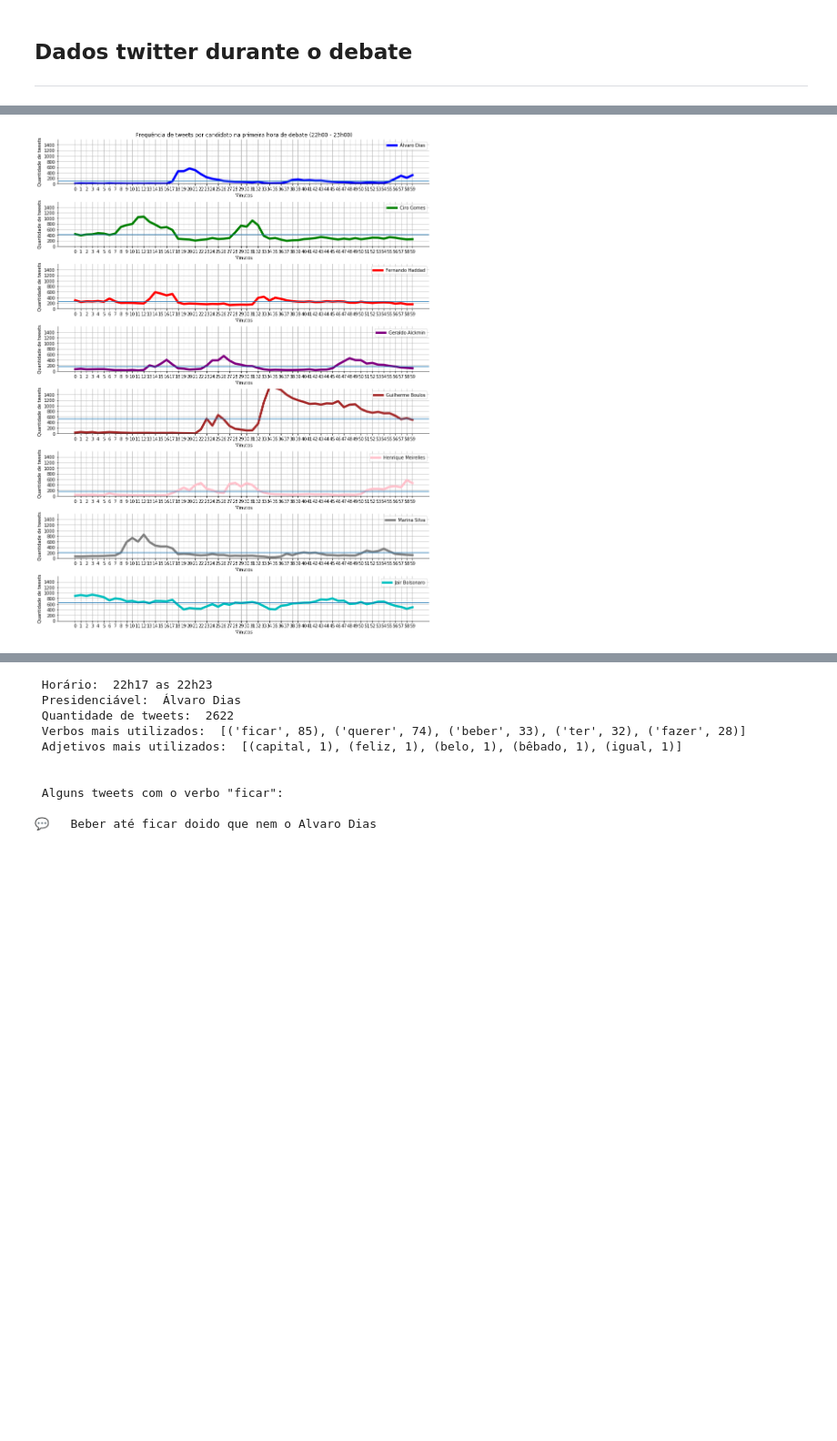
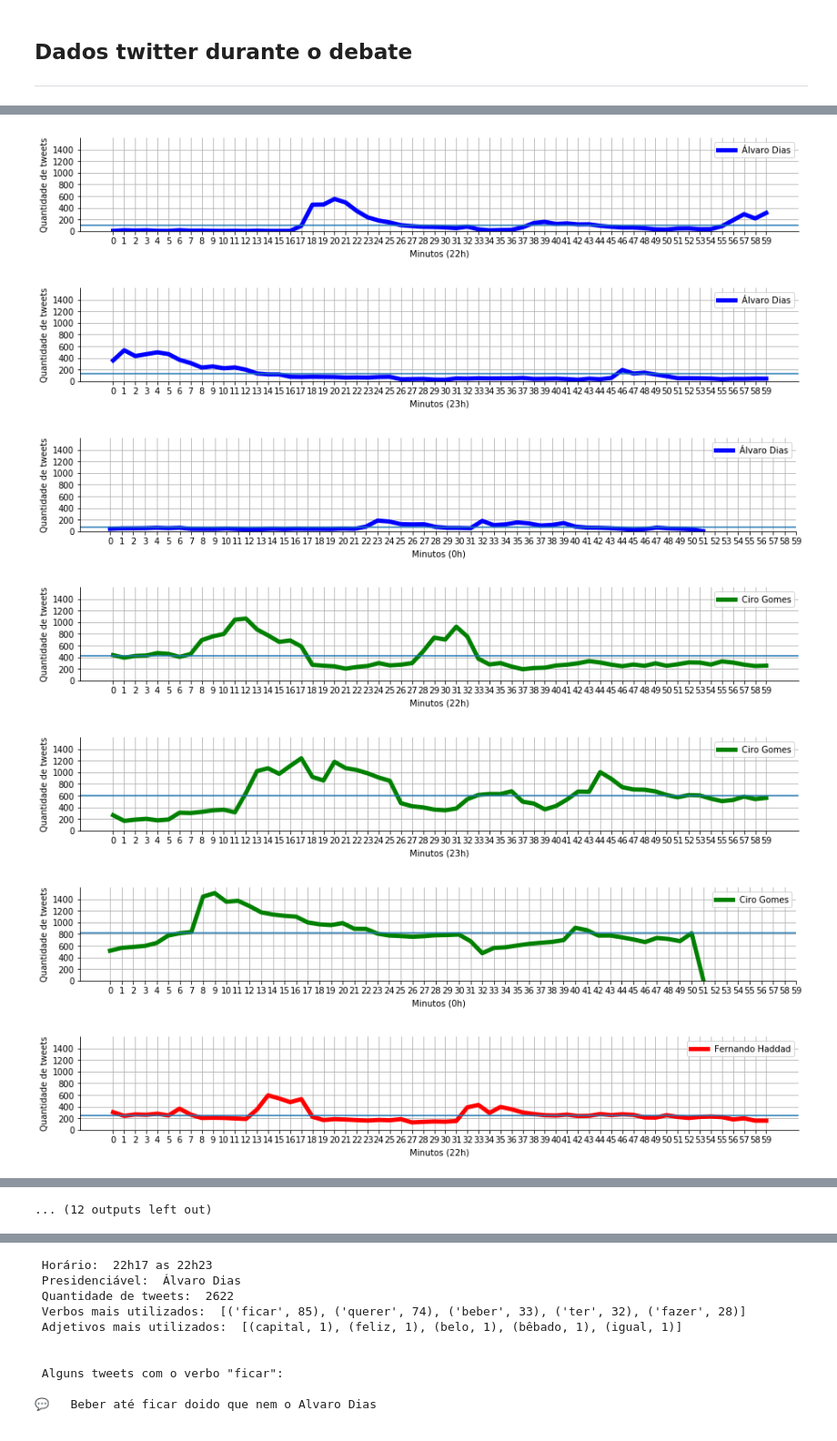
Before and after one commit to bambrozim/DebatePresidenciaveisGlobo2018, a Jupyter notebook: Debate Presidenciáveis Globo - 2018.ipynb, the cells around one changed output, grey strips where cells are left out. Shown: that part at 91% size. Cells and saved outputs as stored; diff of their text form; code cells hidden in the pictures; blank space fills up the shorter version.

```diff
--- a/Debate Presidenciáveis Globo - 2018.ipynb
+++ b/Debate Presidenciáveis Globo - 2018.ipynb
@@ -162,25 +176,28 @@ plot_contagem_candidatos(tweets, candidatos)
 # %%
-fig, axes = plt.subplots(8, 1, figsize=(15, 20))
+for candidato, c, nome in zip(candidatos, colors, display_candidatos):
+    df_cand = tweets[tweets['text'].apply(lambda x: mask_palavra_texto(candidato, x))]
+    for hora in [22, 23, 0]:
+        fig, ax = plt.subplots(figsize=(15, 2))
+        to_plot = df_cand[df_cand['hour']==hora]['minute'].value_counts().sort_index().reset_index()
+        _ = sns.lineplot(x='index', y='minute', data=to_plot, ax=ax, color=c, label=nome, linewidth=5)
 
-df_hour = tweets[tweets['hour']==22]
-indexes = list(range(0, 9))
-for idx, candidato, c, nome in zip(indexes, candidatos, colors, display_candidatos):
-    to_plot = df_hour[df_hour['text'].apply(lambda x: mask_palavra_texto(candidato, x))]['minute'].value_counts().sort_index().reset_index()
-    _ = sns.lineplot(x='index', y='minute', data=to_plot, ax=axes[idx], color=c, label=nome, linewidth=5)
+        _ = ax.set(xlabel='Minutos ({0}h)'.format(hora),
+                   ylabel='Quantidade de tweets',
+                   xticks=list(range(0, 60, 1)),
+                   yticks=list(range(0, 1_500, 200)),
+                   ylim=[0, 1_600])
 
-    _ = axes[idx].set(xlabel='Minutos',
-                      ylabel='Quantidade de tweets',
-                      xticks=list(range(0, 60, 1)),
-                      yticks=list(range(0, 1_500, 200)),
-                      ylim=[0, 1_600])
+        _ = ax.legend()
+        _ = ax.grid(True)
+        _ = ax.axhline(to_plot['minute'].mean())
 
-    _ = axes[idx].legend()
-    _ = axes[idx].grid(True)
-    _ = axes[idx].axhline(to_plot['minute'].mean())
-
-_ = sns.despine()
-_ = axes[0].set_title('Frequência de tweets por candidato na primeira hora de debate (22h00 - 23h00)')
-_ = plt.subplots_adjust(hspace=0.4)
-_ = plt.show()
+        _ = sns.despine()
+    _ = plt.subplots_adjust(hspace=0.4)
 # %% [output]
-[figure, old version]
+[figure, new version]
+[figure, added]
+[figure, added]
+[figure, added]
+[figure, added]
+[figure, added]
+[figure, added]
@@ -186,0 +209 @@ _ = plt.show()
+... (12 outputs left out)
```
Also changed, not shown: parts of 58 cells of this notebook, 1 other file.
